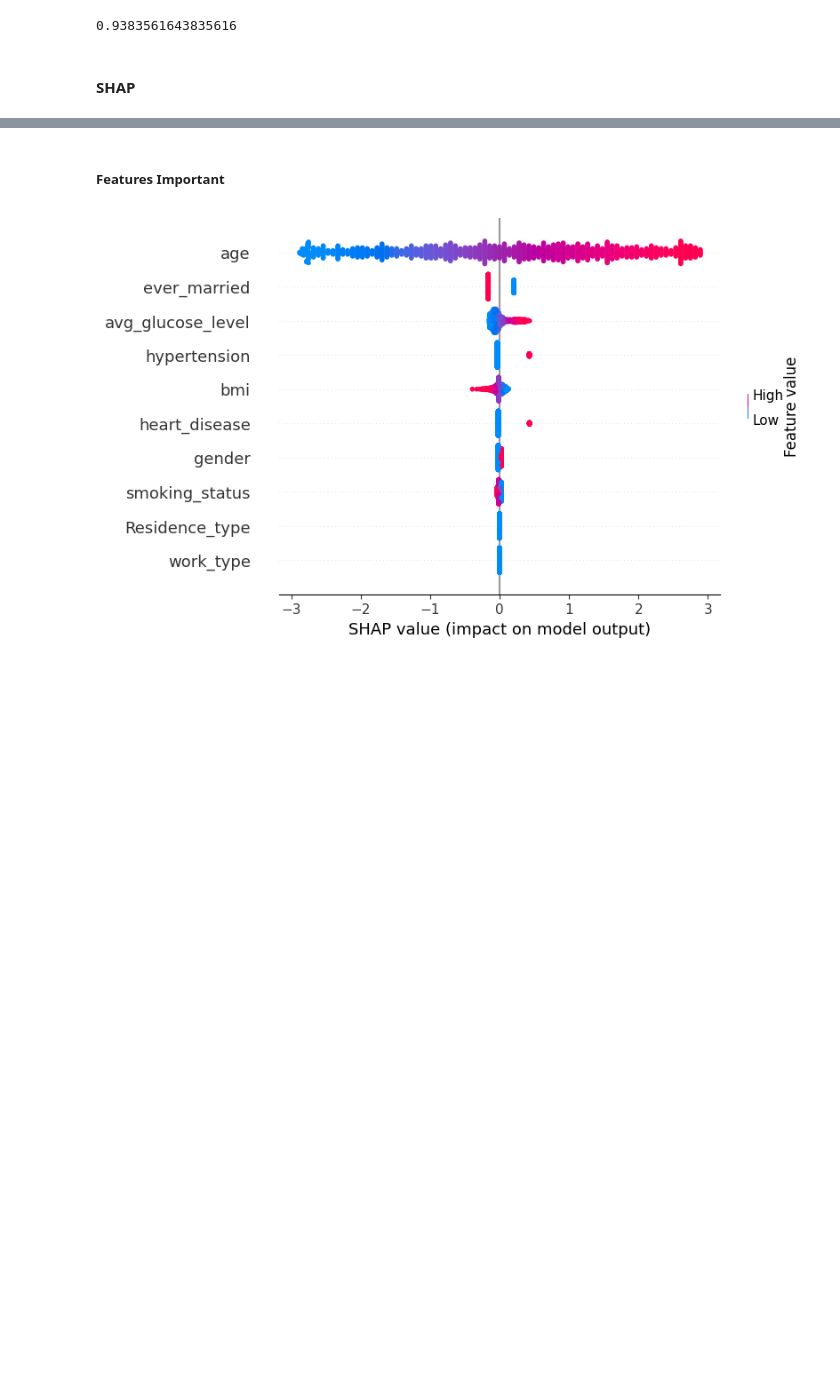
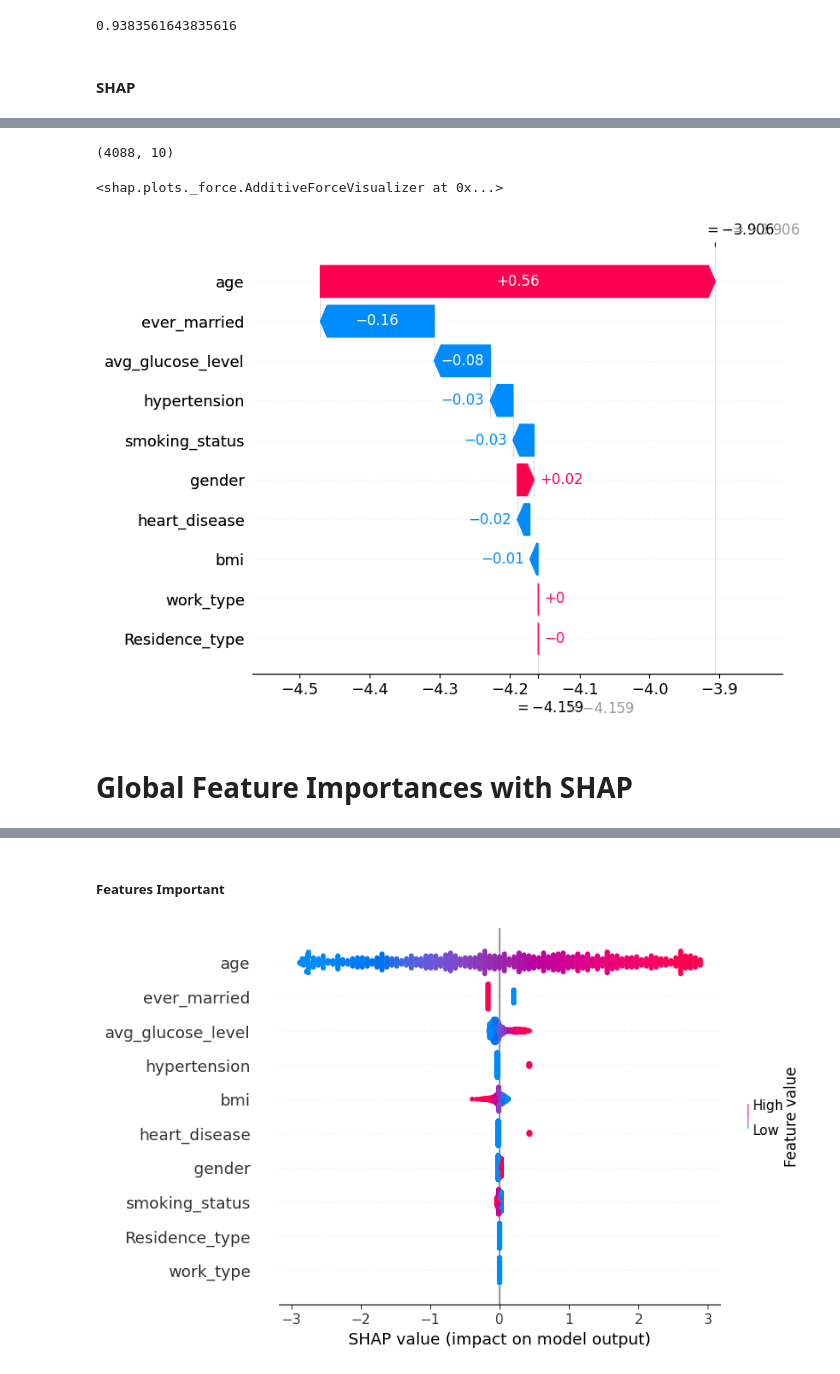
Before and after one commit to NLPXAI/Twitter-Altmetrics-Sentiments-Analysis, a Jupyter notebook: src/Shap Code Incorporate/Tabular Thesis Health Strokes .ipynb, the cells around one changed output, grey strips where cells are left out. Cells and saved outputs as stored; diff of their text form; code cells hidden in the pictures; blank space fills up the shorter version.

```diff
--- a/src/Shap Code Incorporate/Tabular Thesis Health Strokes .ipynb
+++ b/src/Shap Code Incorporate/Tabular Thesis Health Strokes .ipynb
@@ -252,0 +326,4 @@ The feature_perturbation option is now deprecated in favor of using the appropri
+# %%
+# shap_values = explainer(X_test)
+shap_values = explainer.shap_values(X_train)
+shap_values
@@ -252,0 +344,16 @@ The feature_perturbation option is now deprecated in favor of using the appropri
+# %%
+shap_values.shape
+# %% [output]
+(4088, 10)
+# %%
+shap.force_plot(explainer.expected_value , shap_values[0] , feature_names=X.columns)
+# %% [output]
+<shap.plots._force.AdditiveForceVisualizer at 0x...>
+# %%
+
+#shap.plots.waterfall(shap_values[0])
+shap.plots._waterfall.waterfall_legacy(explainer.expected_value,shap_values[0], feature_names=X.columns)
+# %% [output]
+[figure, added]
+# %% [markdown]
+# Global Feature Importances with SHAP
```
Also changed, not shown: parts of 15 cells of this notebook, 9 other files.
